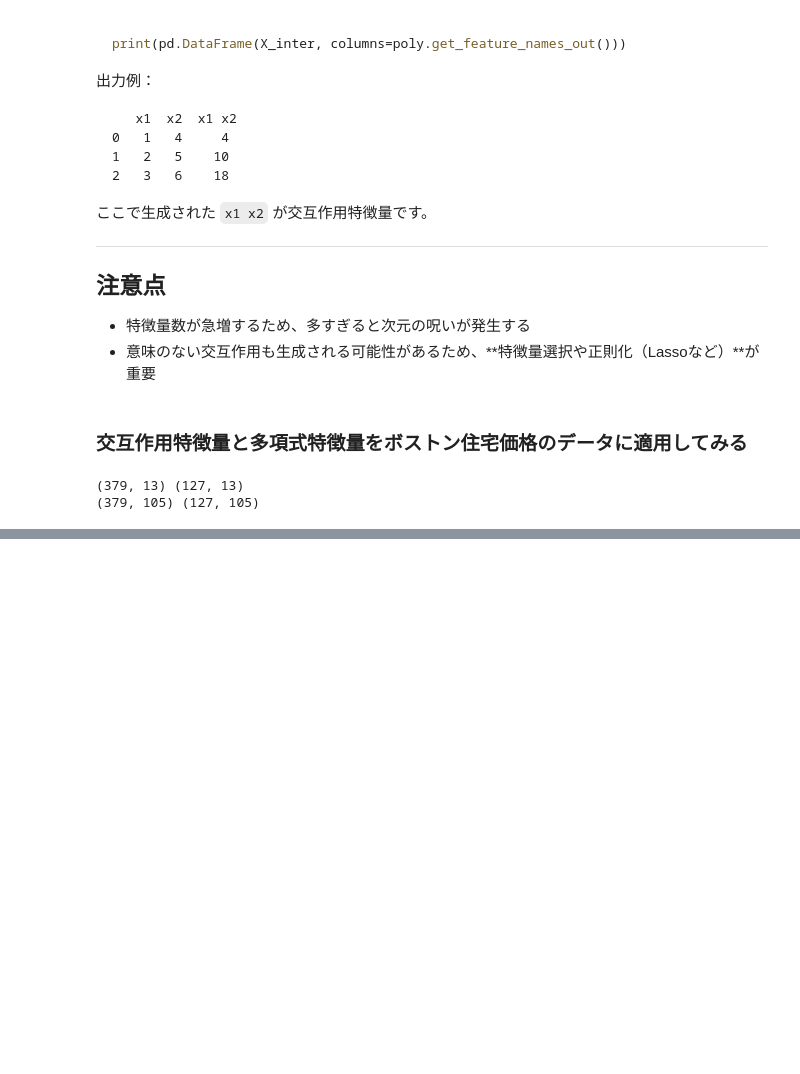
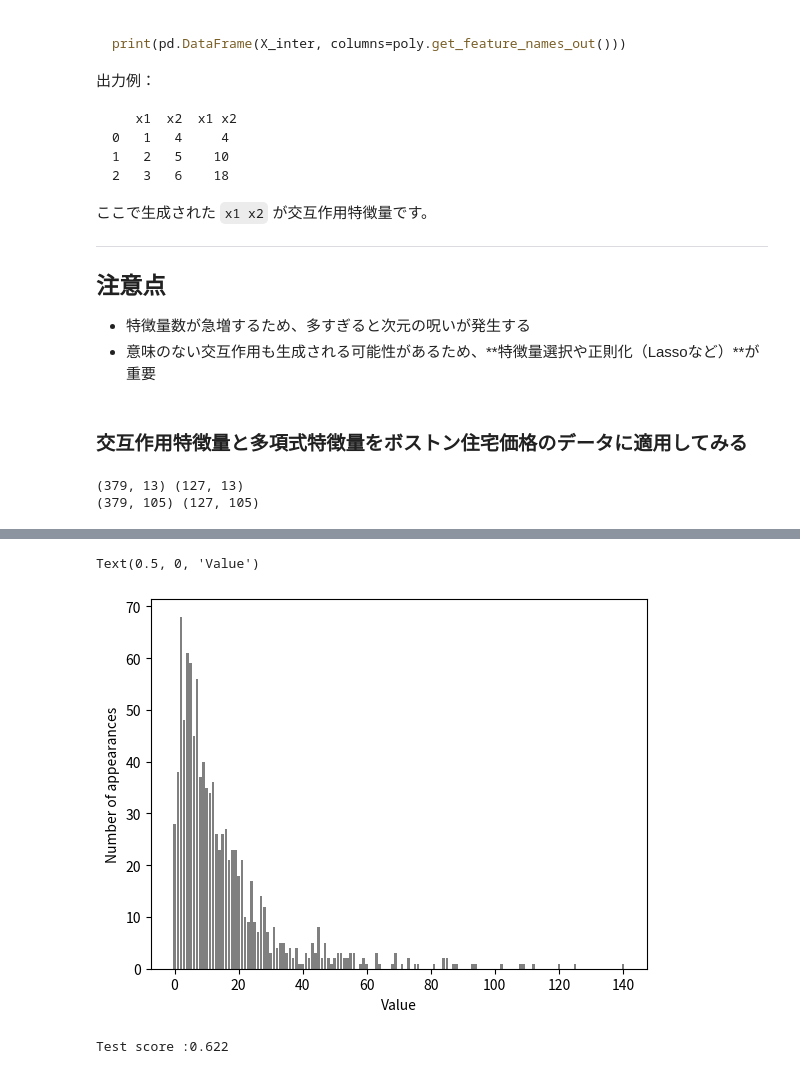
Before and after one commit to TOnodera/machine-learning-with-python, a Jupyter notebook: ch04/one_hot_encoding.ipynb, the cells around one changed output, grey strips where cells are left out. Drawn from its saved outputs; the diff is of its cells as text; code cells hidden in the pictures; blank space fills up the shorter version.

```diff
--- a/ch04/one_hot_encoding.ipynb
+++ b/ch04/one_hot_encoding.ipynb
@@ -335,0 +338,9 @@ print(X_train_poly.shape, X_test_poly.shape)
+# %%
+rnd = np.random.RandomState(0)
+X_org = rnd.normal(size=(1000, 3))
+w = rnd.normal(size=3)
+
+X = rnd.poisson(10*np.exp(X_org)) # 行列の各値にexp(x_ij)を適用し、10倍してからポアソン分布に従う整数に変換
+y = np.dot(X_org, w) # (1000, 3) . (3,) = (1000,)
+
+print("Number of feature appearances:\n {}".format(np.bincount(X[:, 0])))
@@ -335,0 +359,15 @@ print(X_train_poly.shape, X_test_poly.shape)
+# %%
+bins = np.bincount(X[:, 0])
+plt.bar(range(len(bins)), bins, color='gray')
+plt.ylabel("Number of appearances")
+plt.xlabel("Value")
+# %% [output]
+Text(0.5, 0, 'Value')
+[figure, added]
+# %%
+from sklearn.linear_model import Ridge
+X_train, X_test, y_train, y_test = train_test_split(X, y, random_state=0)
+score = Ridge().fit(X_train, y_train).score(X_test, y_test)
+print("Test score :{:.3f}".format(score))
+# %% [output]
+Test score :0.622
```
Also changed, not shown: parts of 2 cells of this notebook.
